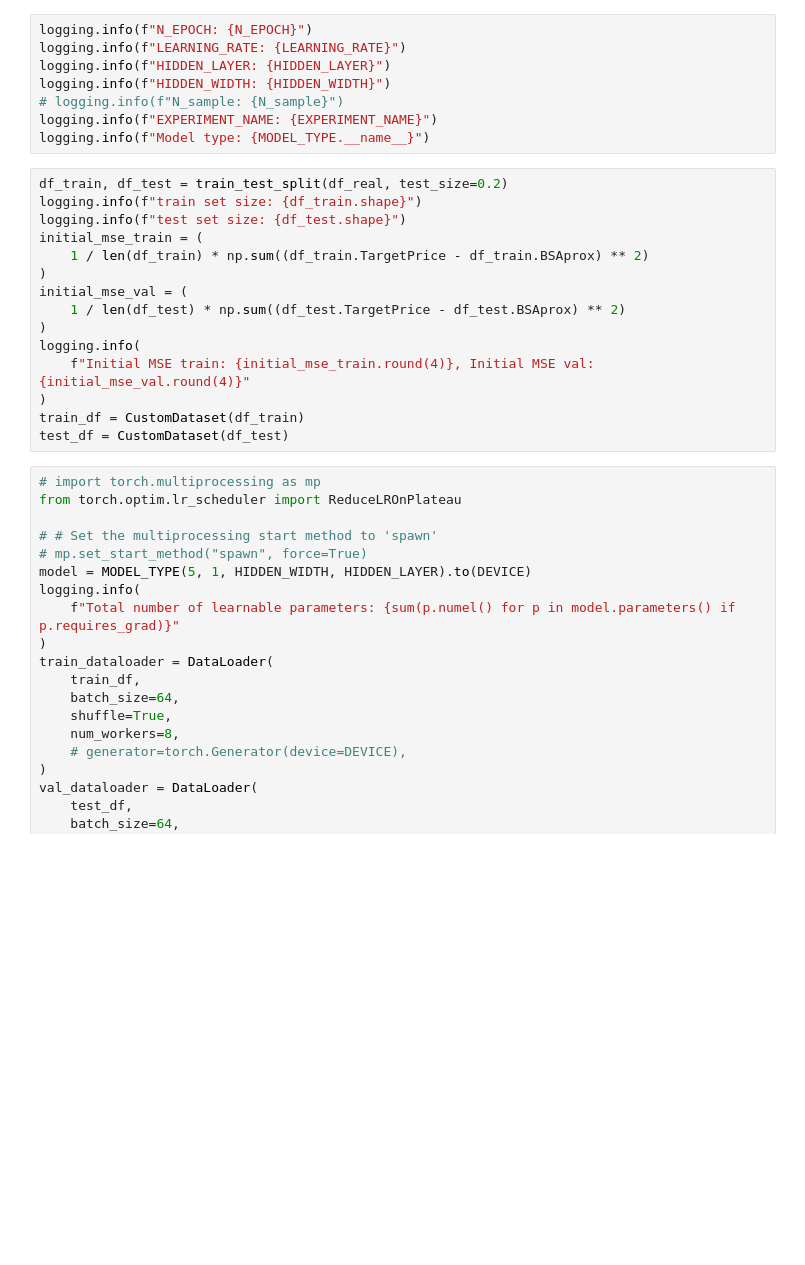
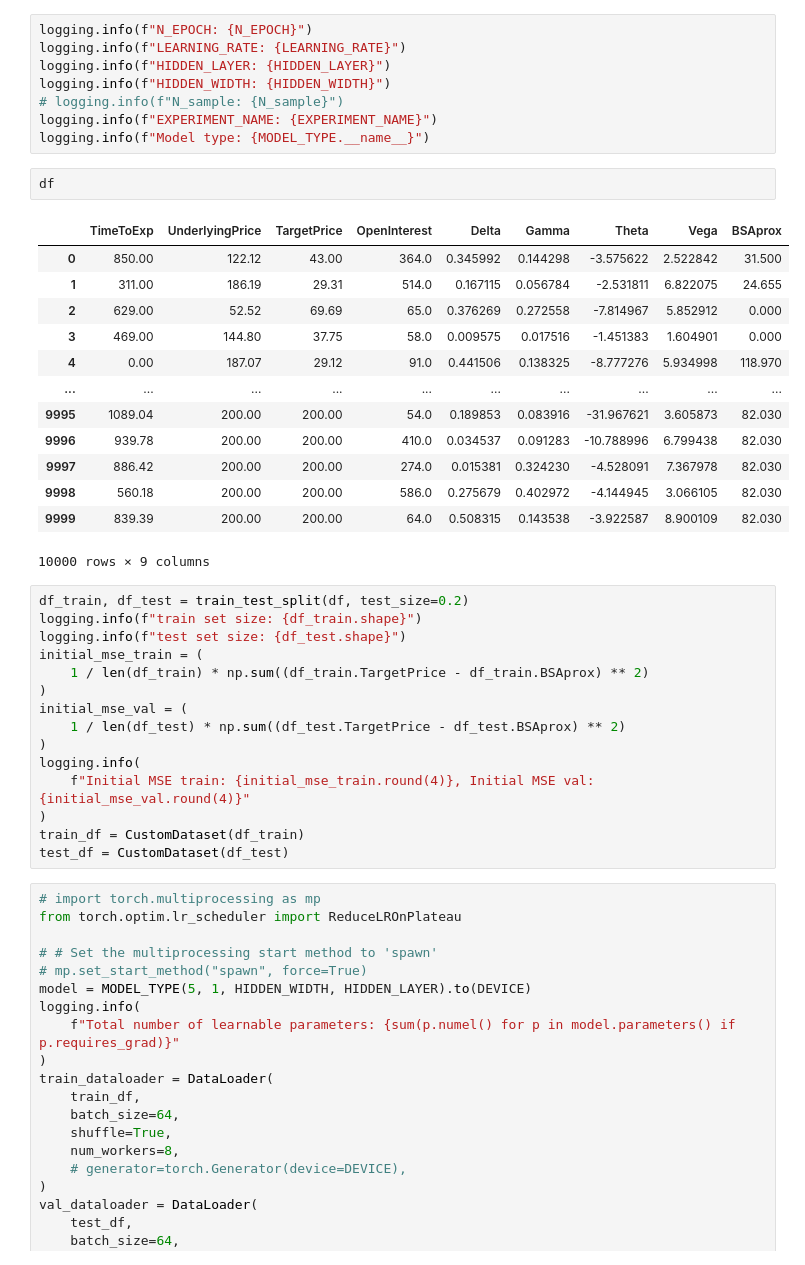
Before and after one commit to Strongich/Bachelor-Thesis, a Jupyter notebook: src/american_call.ipynb, the cells around one changed output. Saved outputs shown, nothing was run; the diff lists cells and outputs as text; blank space fills up the shorter version.

```diff
--- a/src/american_call.ipynb
+++ b/src/american_call.ipynb
@@ -347,8 +347,24 @@ logging.info(f"HIDDEN_WIDTH: {HIDDEN_WIDTH}")
 # logging.info(f"N_sample: {N_sample}")
 logging.info(f"EXPERIMENT_NAME: {EXPERIMENT_NAME}")
 logging.info(f"Model type: {MODEL_TYPE.__name__}")
+# %%
+df
+# %% [output]
+|  | TimeToExp | UnderlyingPrice | TargetPrice | OpenInterest | Delta | Gamma | Theta | Vega | BSAprox |
+| 0 | 850.00 | 122.12 | 43.00 | 364.0 | 0.345992 | 0.144298 | -3.575622 | 2.522842 | 31.500 |
+| 1 | 311.00 | 186.19 | 29.31 | 514.0 | 0.167115 | 0.056784 | -2.531811 | 6.822075 | 24.655 |
+| 2 | 629.00 | 52.52 | 69.69 | 65.0 | 0.376269 | 0.272558 | -7.814967 | 5.852912 | 0.000 |
+| 3 | 469.00 | 144.80 | 37.75 | 58.0 | 0.009575 | 0.017516 | -1.451383 | 1.604901 | 0.000 |
+| 4 | 0.00 | 187.07 | 29.12 | 91.0 | 0.441506 | 0.138325 | -8.777276 | 5.934998 | 118.970 |
+| ... | ... | ... | ... | ... | ... | ... | ... | ... | ... |
+| 9995 | 1089.04 | 200.00 | 200.00 | 54.0 | 0.189853 | 0.083916 | -31.967621 | 3.605873 | 82.030 |
+| 9996 | 939.78 | 200.00 | 200.00 | 410.0 | 0.034537 | 0.091283 | -10.788996 | 6.799438 | 82.030 |
+| 9997 | 886.42 | 200.00 | 200.00 | 274.0 | 0.015381 | 0.324230 | -4.528091 | 7.367978 | 82.030 |
+| 9998 | 560.18 | 200.00 | 200.00 | 586.0 | 0.275679 | 0.402972 | -4.144945 | 3.066105 | 82.030 |
+| 9999 | 839.39 | 200.00 | 200.00 | 64.0 | 0.508315 | 0.143538 | -3.922587 | 8.900109 | 82.030 |
+10000 rows × 9 columns
 # %%
-df_train, df_test = train_test_split(df_real, test_size=0.2)
+df_train, df_test = train_test_split(df, test_size=0.2)
 logging.info(f"train set size: {df_train.shape}")
 logging.info(f"test set size: {df_test.shape}")
 initial_mse_train = (
```
Also changed, not shown: parts of 8 cells of this notebook, 11 other files.
